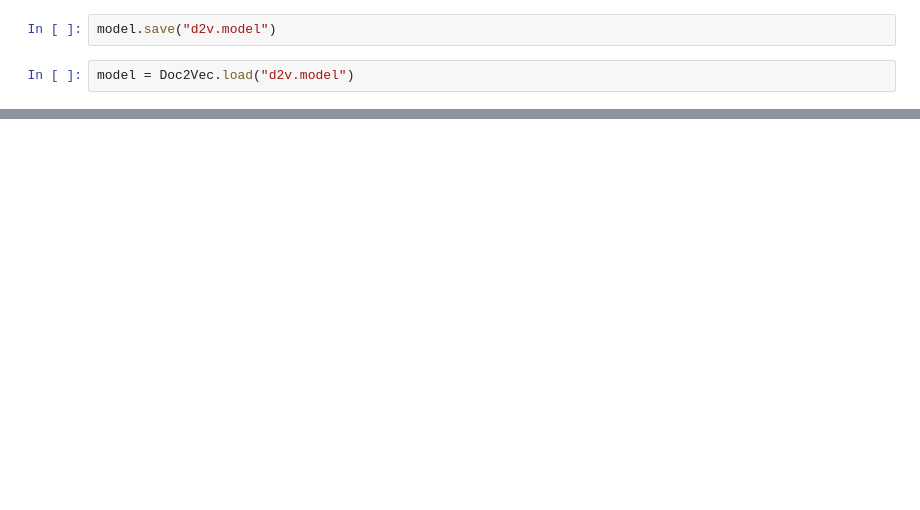
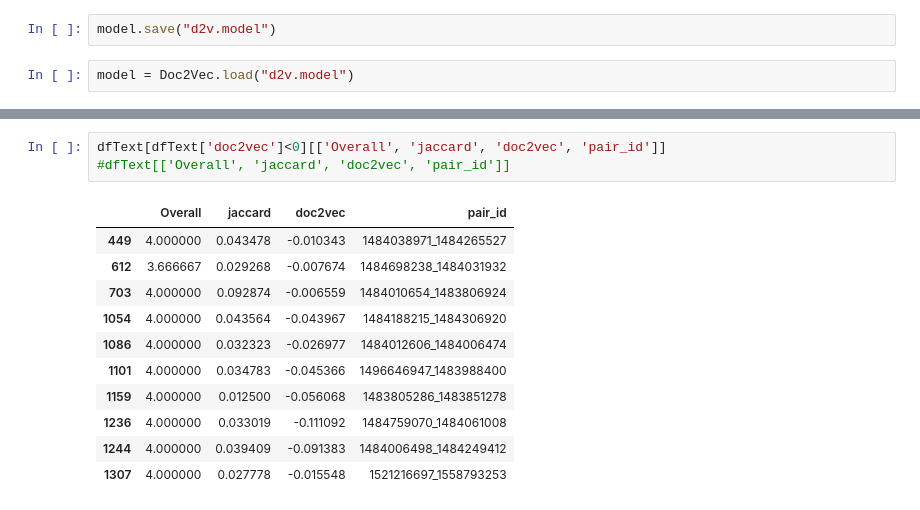
Before and after one commit to mariamaOlive/projeto2-nlp-sidi-residencia, a Jupyter notebook: preprocessing.ipynb, the cells around one changed output, grey strips where cells are left out. Drawn from its saved outputs; the diff is of its cells as text; blank space fills up the shorter version.

```diff
--- a/preprocessing.ipynb
+++ b/preprocessing.ipynb
@@ -367,0 +377,15 @@ IndexError: invalid index to scalar variable.
+# %%
+dfText[dfText['doc2vec']<0][['Overall', 'jaccard', 'doc2vec', 'pair_id']]
+#dfText[['Overall', 'jaccard', 'doc2vec', 'pair_id']]
+# %% [output]
+|  | Overall | jaccard | doc2vec | pair_id |
+| 449 | 4.000000 | 0.043478 | -0.010343 | 1484038971_1484265527 |
+| 612 | 3.666667 | 0.029268 | -0.007674 | 1484698238_1484031932 |
+| 703 | 4.000000 | 0.092874 | -0.006559 | 1484010654_1483806924 |
+| 1054 | 4.000000 | 0.043564 | -0.043967 | 1484188215_1484306920 |
+| 1086 | 4.000000 | 0.032323 | -0.026977 | 1484012606_1484006474 |
+| 1101 | 4.000000 | 0.034783 | -0.045366 | 1496646947_1483988400 |
+| 1159 | 4.000000 | 0.012500 | -0.056068 | 1483805286_1483851278 |
+| 1236 | 4.000000 | 0.033019 | -0.111092 | 1484759070_1484061008 |
+| 1244 | 4.000000 | 0.039409 | -0.091383 | 1484006498_1484249412 |
+| 1307 | 4.000000 | 0.027778 | -0.015548 | 1521216697_1558793253 |
```
Also changed, not shown: parts of 19 cells of this notebook, 1 other file.
